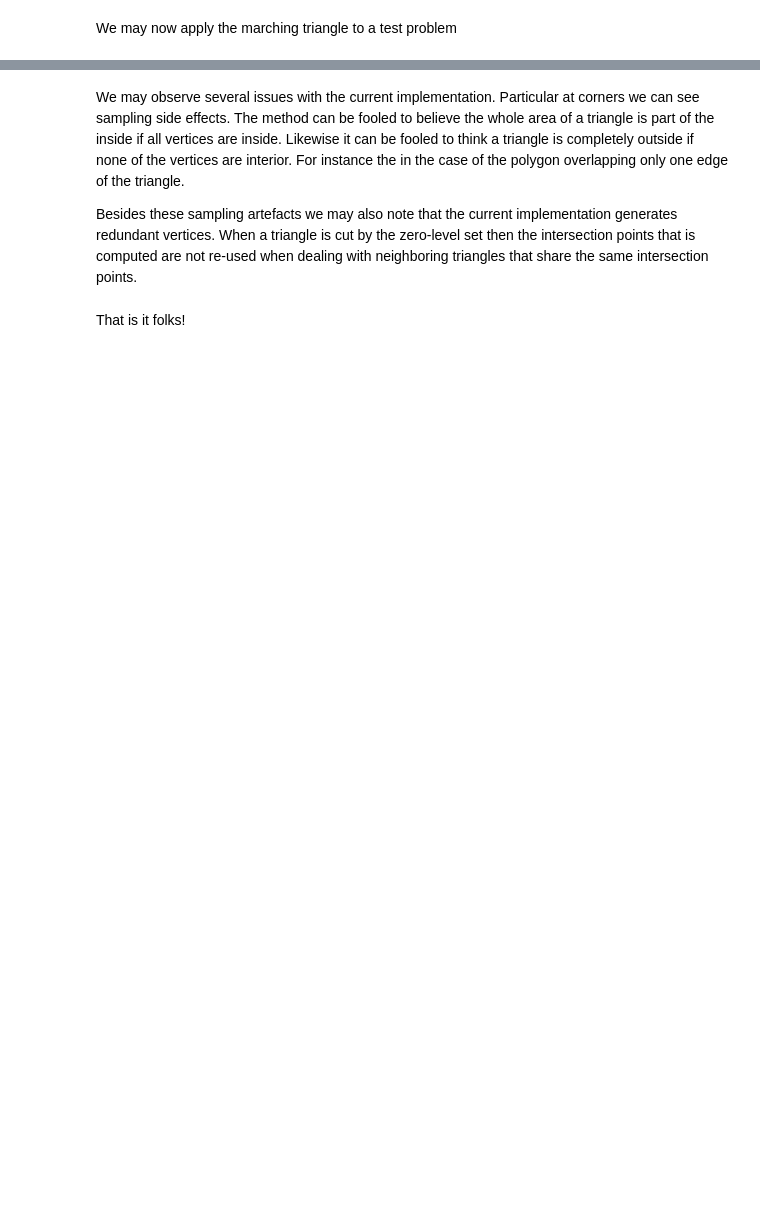
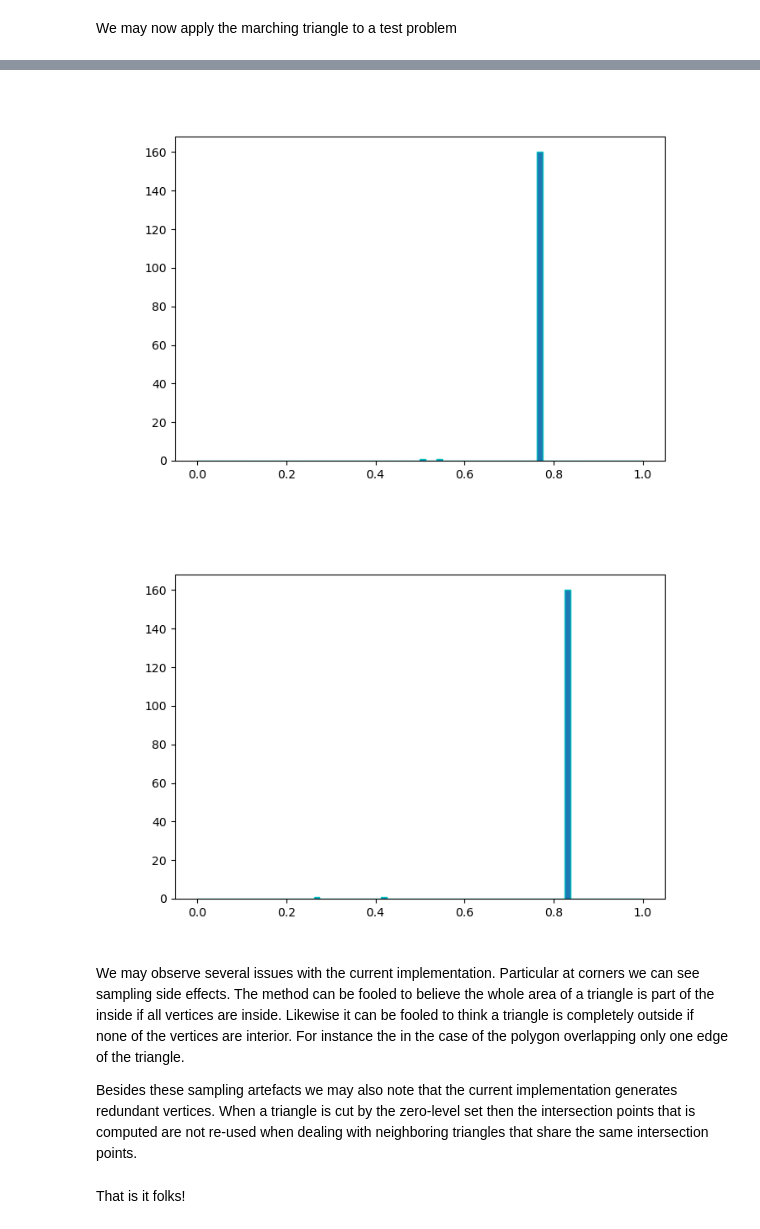
Before and after one commit to XaveryXavier/sim, a Jupyter notebook: w3/week3.ipynb, the cells around one changed output, grey strips where cells are left out. Drawn from its saved outputs; the diff is of its cells as text; code cells hidden in the pictures; blank space fills up the shorter version.

```diff
--- a/w3/week3.ipynb
+++ b/w3/week3.ipynb
@@ -688,3 +691,9 @@ plt.show()
+# %%
+plot_quality_histograms(v, f, compute_quality_1_triang)
+plot_quality_histograms(v, f, compute_quality_2_triang)
+# %% [output]
+[figure, added]
+[figure, added]
 # %% [markdown]
 We may observe several issues with the current implementation. Particular at corners we can see sampling side effects. The method can be fooled to believe the whole area of a triangle is part of the inside if all vertices are inside. Likewise it can be fooled to think a triangle is completely outside if none of the vertices are interior. For instance the in the case of the polygon overlapping only one edge of the triangle.
 
```
Also changed, not shown: parts of 8 cells of this notebook, 2 other files.
